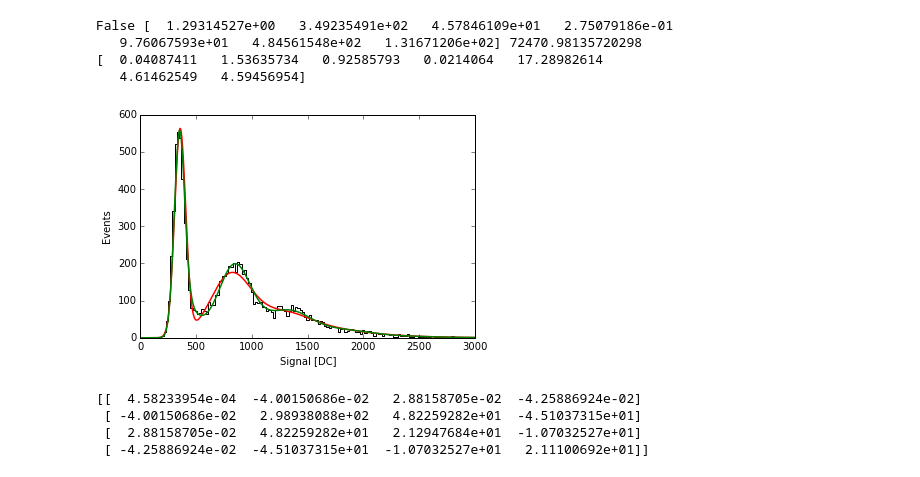
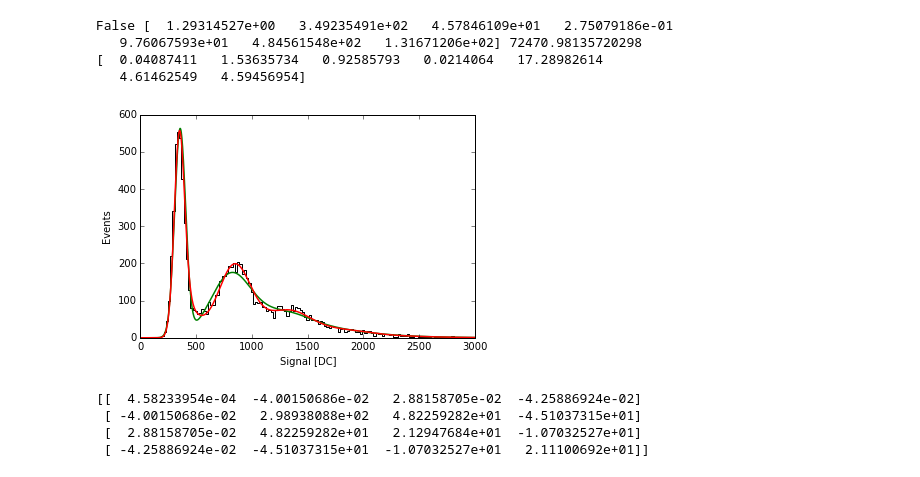
Before and after one commit to llr-cta/calin, a Jupyter notebook: unit_tests/python/notebooks/test two component SES model.ipynb, the cells around one changed output. Saved outputs shown, nothing was run; the diff lists cells and outputs as text; code cells hidden in the pictures.

```diff
--- a/unit_tests/python/notebooks/test two component SES model.ipynb
+++ b/unit_tests/python/notebooks/test two component SES model.ipynb
@@ -56,34 +56,34 @@ False [  1.29314527e+00   3.49235491e+02   4.57846109e+01   2.75079186e-01
 # %%
 mes_hist_plot = calin.math.histogram.SimpleHist(20.0)
 mes_hist_plot.insert_vec(fernandez_data);
 
 ihist = range(0,mes_hist_plot.nbin());
 xhist_plot = list(map(lambda i: mes_hist_plot.xval_center(i),ihist))
 yhist_plot = list(map(lambda i: mes_hist_plot.weight(i),ihist))
 step(xhist_plot,yhist_plot,'k')
 xlabel('Signal [DC]')
 ylabel('Events')
 
 ihist = range(0,mes_hist.nbin());
 xhist = list(map(lambda i: mes_hist.xval_center(i),ihist))
 
 
 mes_model_gauss.set_parameter_values(xopt_gauss)
 ymodel_gauss = \
     list(map(lambda x: mes_hist_plot.sum_w()*mes_hist_plot.dxval()*mes_model_gauss.pdf_mes(x),xhist))
 hold('on')
-plot(xhist,ymodel_gauss,'r',lw=1.5)
+plot(xhist,ymodel_gauss,'g',lw=1.5)
 
 mes_model_two_cpt.set_parameter_values(xopt_two_cpt)
 ymodel_two_cpt = \
     list(map(lambda x: mes_hist_plot.sum_w()*mes_hist_plot.dxval()*mes_model_two_cpt.pdf_mes(x),xhist))
 hold('on')
-plot(xhist,ymodel_two_cpt,'g',lw=1.5)
+plot(xhist,ymodel_two_cpt,'r',lw=1.5)
 
 axis([0,3000,0,600])
 gcf().savefig('../../../mybuild/spe_two_cpt.pdf')
 # %% [output]
-[figure, old version]
+[figure, new version]
 # %%
 err_mat_ses = mes_model_two_cpt.extract_ses_hessian_values(err_mat_two_cpt)
 print(err_mat_ses)
```
Also changed, not shown: parts of 11 cells of this notebook, 2 other files.
